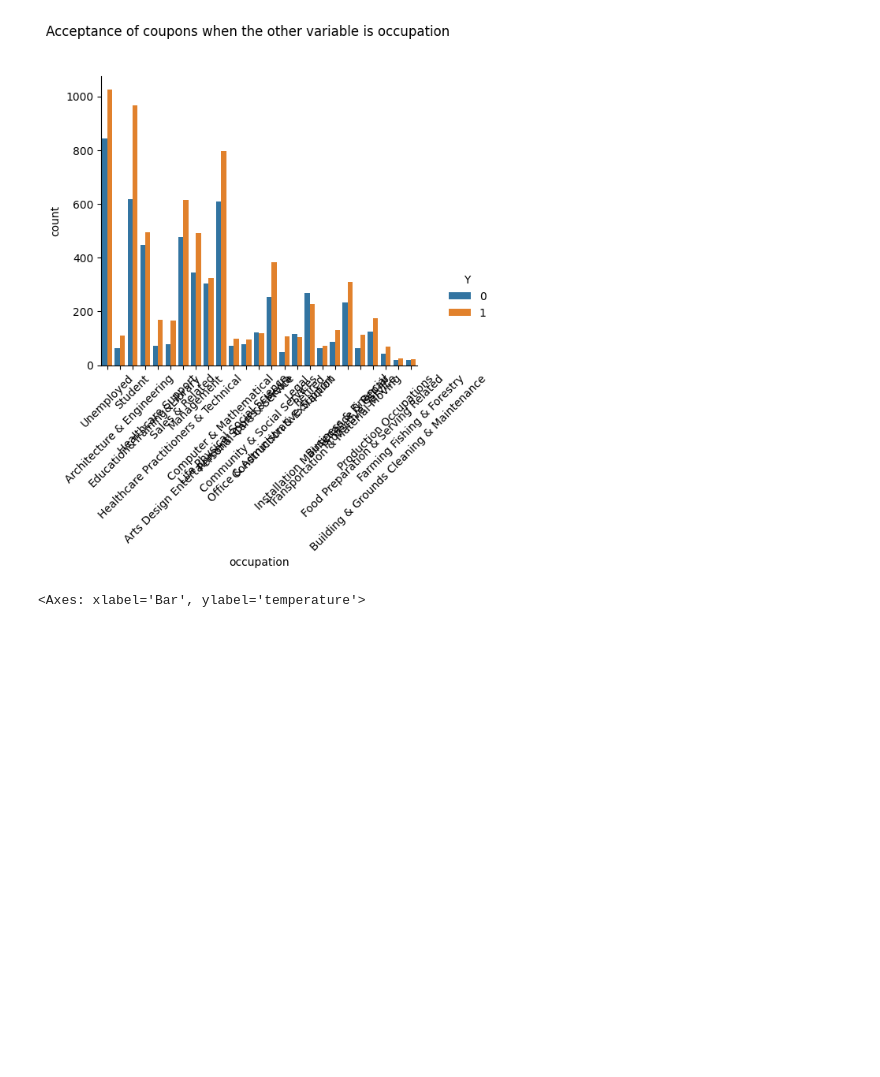
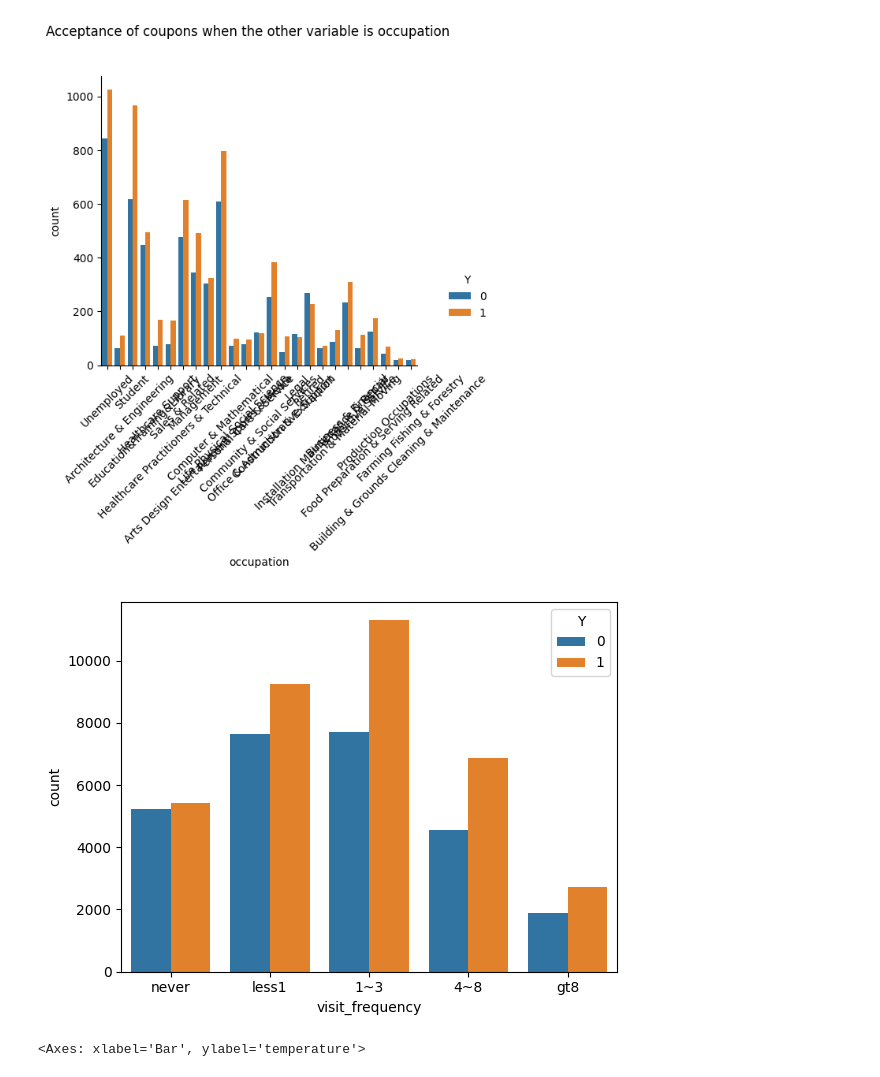
Before and after one commit to dutta-sh/coupon_analysis, a Jupyter notebook: prompt.ipynb, the cells around one changed output. Saved outputs shown, nothing was run; the diff lists cells and outputs as text; code cells hidden in the pictures; blank space fills up the shorter version.

```diff
--- a/prompt.ipynb
+++ b/prompt.ipynb
@@ -575,11 +590,11 @@ for coupon in coupons:
 # %%
-## Plotting all coupon types (accept vs denial) across destination
+## Plotting all coupon types (accept vs denial) across income groups
 
-coupons = ['Bar', 'CoffeeHouse', 'CarryAway', 'RestaurantLessThan20', 'Restaurant20To50']
+coupons = ['Bar', 'Coffee House', 'Carry out & Take away', 'Restaurant(<20)', 'Restaurant(20-50)']
 x_order = ['never', 'less1', '1~3', '4~8', 'gt8']
 income_order = ['< $12500', '$12500 - $37499', '$37500 - $74999', '$75000 - $99999', '> $100000']
 for coupon in coupons:
-    sns.catplot(data=data, x=coupon, hue='Y', col='income_group', col_order=income_order, order=x_order, kind='count')
+    sns.catplot(data=data[data.coupon == f'{coupon}'], x=coupon, hue='Y', col='income_group', col_order=income_order, order=x_order, kind='count')
     plt.subplots_adjust(top=0.85)
     plt.suptitle(f"Acceptance of {coupon} coupons Across Destinations")
 
@@ -615,5 +637,24 @@ for x_var in x_variables:
 [figure]
 [figure]
 [figure]
+# %%
+# coupon count per frequency of visit
+coupons = ['Bar', 'Coffee House', 'Carry out & Take away', 'Restaurant(<20)', 'Restaurant(20-50)']
+x_order = ['never', 'less1', '1~3', '4~8', 'gt8']
+
+all_counts = []
+for coupon in coupons:
+    df = data.groupby([f'{coupon}', 'Y'], as_index=False)['Y'].agg(['count'])
+    df.rename(columns={coupon: 'visit_frequency'}, inplace=True)
+    all_counts.append(df)
+
+combined_df = pd.concat(all_counts)
+# Concatenate all, then sum by visit_frequency and Y
+summary = combined_df.groupby(['visit_frequency', 'Y'], as_index=False)['count'].sum()
+
+sns.barplot(data=summary, x='visit_frequency', y='count', hue='Y', order=x_order)
+plt.show()
+# %% [output]
+[figure, added]
 # %%
 sns.barplot(data=data, x='Bar', y='temperature', hue='Y', errorbar=None)
```
Also changed, not shown: parts of 11 cells of this notebook, 2 other files.
